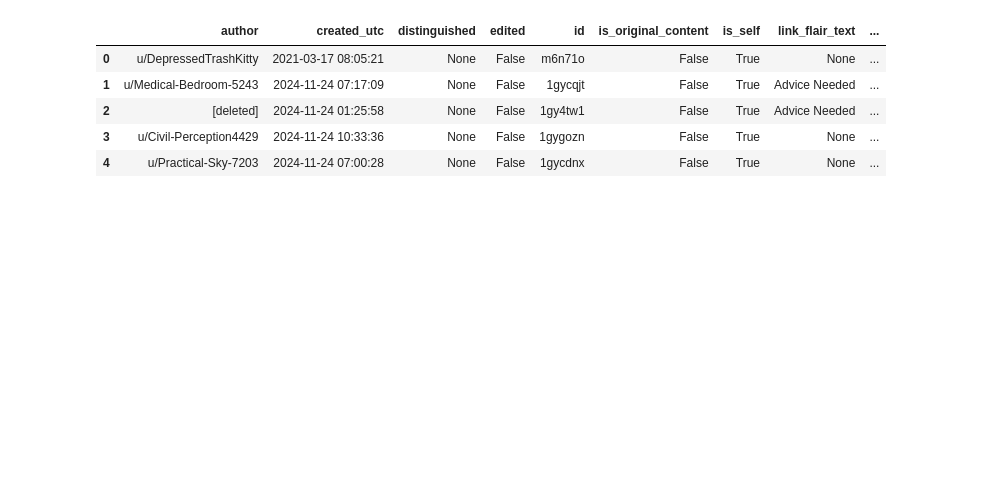
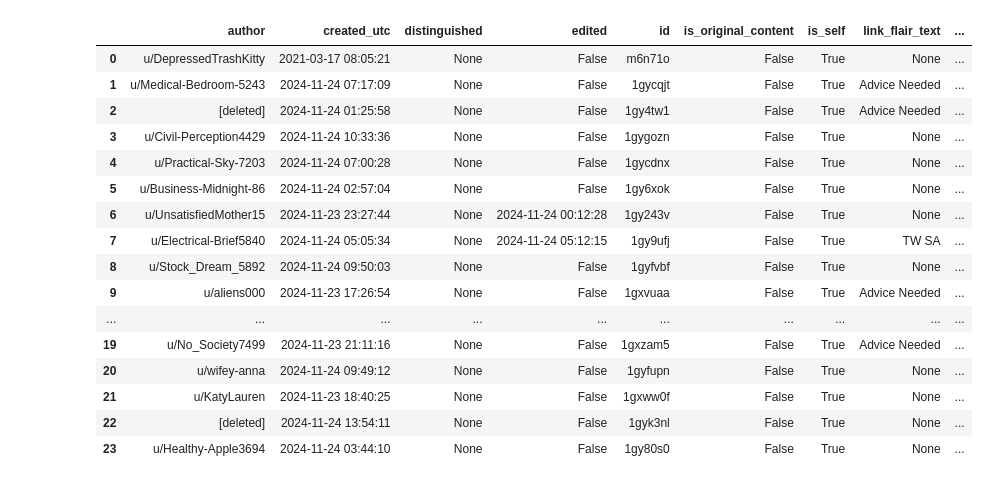
Before and after one commit to omoraisu/AITAH-FAFO, a Jupyter notebook: notebooks/EDA.ipynb, the cells around one changed output. Saved outputs shown, nothing was run; the diff lists cells and outputs as text; code cells hidden in the pictures; blank space fills up the shorter version.

Commit message:
Convert JSON file to dataframe

```diff
--- a/notebooks/EDA.ipynb
+++ b/notebooks/EDA.ipynb
@@ -11,11 +10,22 @@ data = data['data']
 # %%
 # Load the JSON file in a data frame
 df = pd.DataFrame(data)
-df.head()
+df.head(24)
 # %% [output]
 |  | author | created_utc | distinguished | edited | id | is_original_content | is_self | link_flair_text | ... |
 | 0 | u/DepressedTrashKitty | 2021-03-17 08:05:21 | None | False | m6n71o | False | True | None | ... |
 | 1 | u/Medical-Bedroom-5243 | 2024-11-24 07:17:09 | None | False | 1gycqjt | False | True | Advice Needed | ... |
 | 2 | [deleted] | 2024-11-24 01:25:58 | None | False | 1gy4tw1 | False | True | Advice Needed | ... |
 | 3 | u/Civil-Perception4429 | 2024-11-24 10:33:36 | None | False | 1gygozn | False | True | None | ... |
 | 4 | u/Practical-Sky-7203 | 2024-11-24 07:00:28 | None | False | 1gycdnx | False | True | None | ... |
+| 5 | u/Business-Midnight-86 | 2024-11-24 02:57:04 | None | False | 1gy6xok | False | True | None | ... |
+| 6 | u/UnsatisfiedMother15 | 2024-11-23 23:27:44 | None | 2024-11-24 00:12:28 | 1gy243v | False | True | None | ... |
+| 7 | u/Electrical-Brief5840 | 2024-11-24 05:05:34 | None | 2024-11-24 05:12:15 | 1gy9ufj | False | True | TW SA | ... |
+| 8 | u/Stock_Dream_5892 | 2024-11-24 09:50:03 | None | False | 1gyfvbf | False | True | None | ... |
+| 9 | u/aliens000 | 2024-11-23 17:26:54 | None | False | 1gxvuaa | False | True | Advice Needed | ... |
+| ... | ... | ... | ... | ... | ... | ... | ... | ... | ... |
+| 19 | u/No_Society7499 | 2024-11-23 21:11:16 | None | False | 1gxzam5 | False | True | Advice Needed | ... |
+| 20 | u/wifey-anna | 2024-11-24 09:49:12 | None | False | 1gyfupn | False | True | None | ... |
+| 21 | u/KatyLauren | 2024-11-23 18:40:25 | None | False | 1gxww0f | False | True | None | ... |
+| 22 | [deleted] | 2024-11-24 13:54:11 | None | False | 1gyk3nl | False | True | None | ... |
+| 23 | u/Healthy-Apple3694 | 2024-11-24 03:44:10 | None | False | 1gy80s0 | False | True | None | ... |
```
Also changed, not shown: parts of 3 cells of this notebook.
